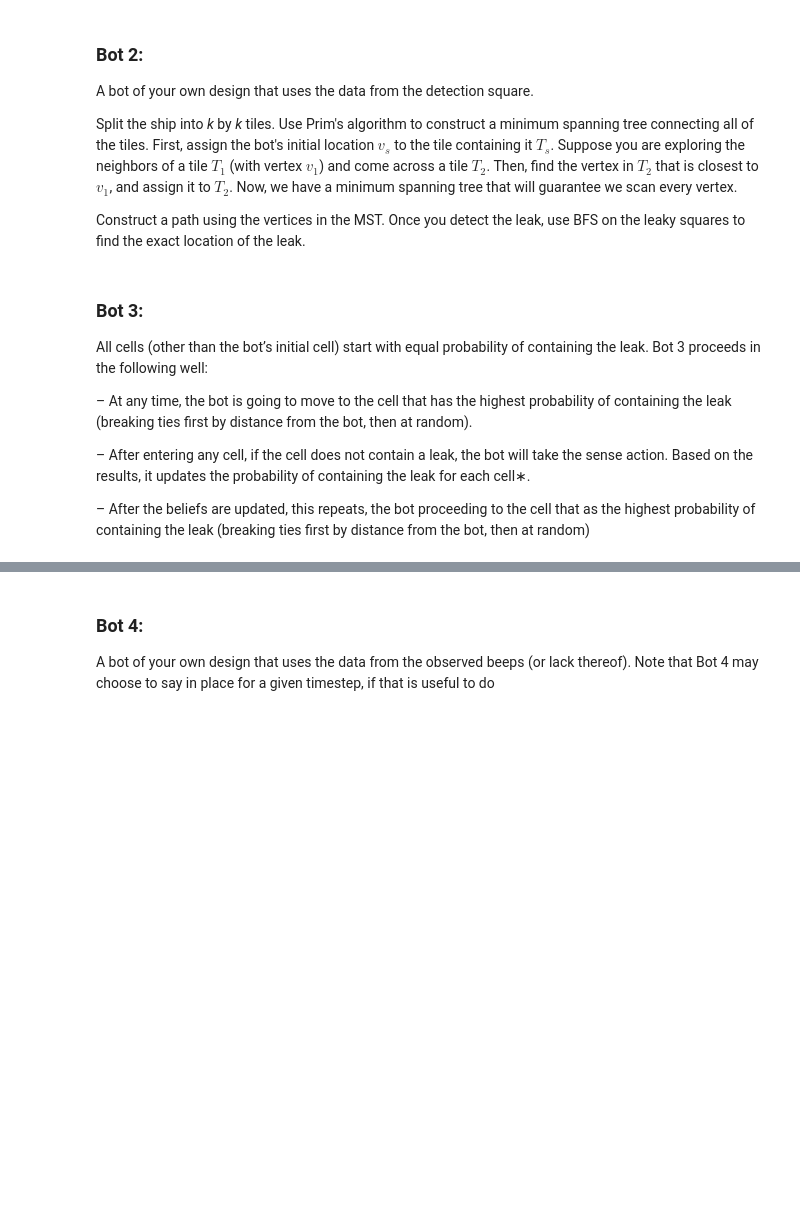
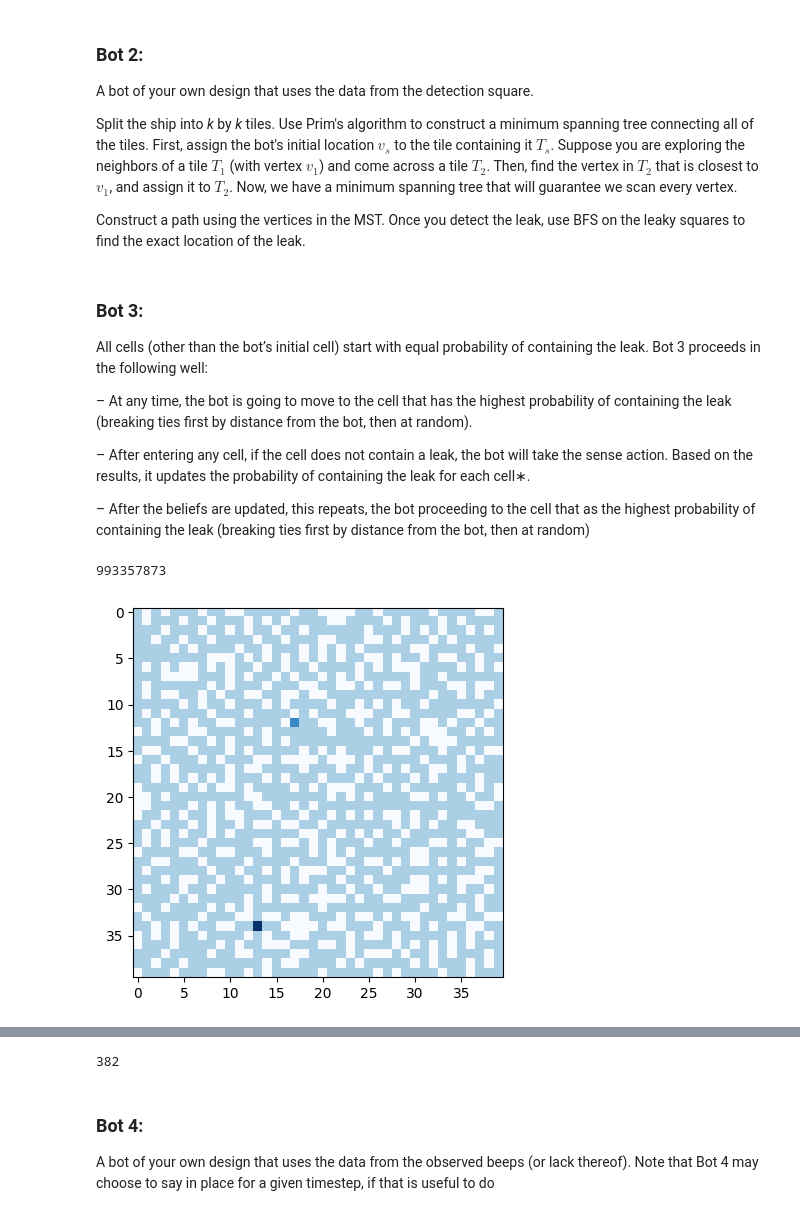
Before and after one commit to Intro-to-AI-Group/AI-Project-Two, a Jupyter notebook: src/Ship.ipynb, the cells around one changed output, grey strips where cells are left out. Cells and saved outputs as stored; diff of their text form; code cells hidden in the pictures; blank space fills up the shorter version.

```diff
--- a/src/Ship.ipynb
+++ b/src/Ship.ipynb
@@ -1222,8 +1231,7 @@ class BotThree(ProbabilisticBot):
         """Move to the cell with the highest probability (of least distance)"""
         best_cell = self.find_highest_prob()
         r, c = best_cell
-        if isinstance(self, BotEight):
-            print("Moving from {} to {} with probability {}".format(self.position, best_cell, self.probability_at_pos((r, c))))
+        #print("Moving from {} to {} with probability {}".format(self.position, best_cell, self.probability_at_pos((r, c))))
         path = self.plan_path(best_cell)
         for cell in path:
             self.position = cell
@@ -1320,12 +1328,16 @@ class BotThree(ProbabilisticBot):
 # %%
 import time
 start = time.time()
 seed = random.randint(0, 1000000000)
-ship = Ship(D = 40, seed = seed, testing = False)
+ship = Ship(D = 40, seed = seed, testing = True)
 print(seed)
 bot = BotThree(ship, .3)
 end = time.time()
 ship.display(bot.position)
 print("Time Elapsed: {}".format(end - start))
-#success, path, steps = bot.simulate()
+success, path, steps = bot.simulate()
+steps
 #ship.display(list(path))
+# %% [output]
+993357873
+[figure, added]
@@ -1332,3 +1345,4 @@ print("Time Elapsed: {}".format(end - start))
+382
 # %% [markdown]
 ### Bot 4:
 
```
Also changed, not shown: parts of 10 cells of this notebook, 1 other file.
